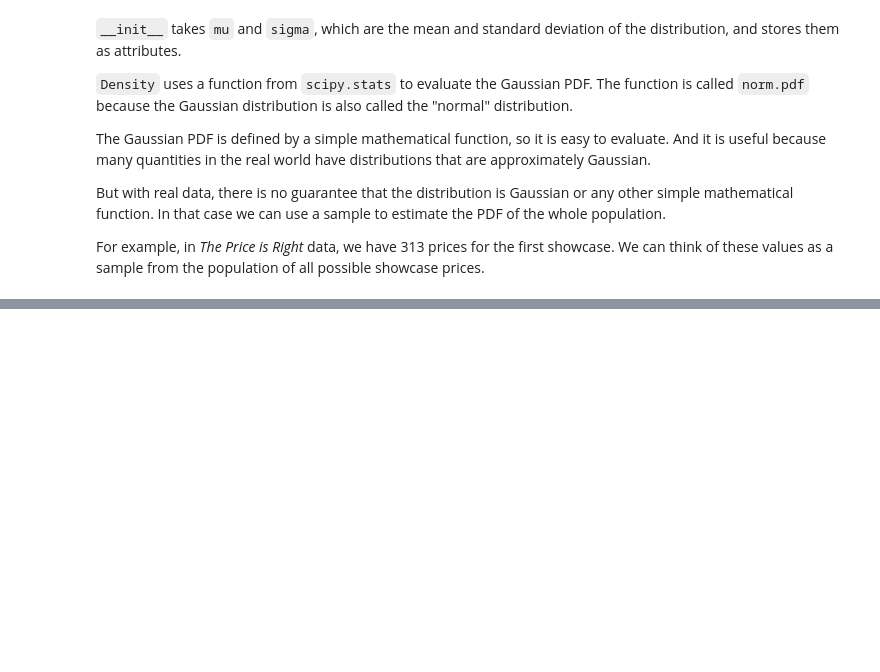
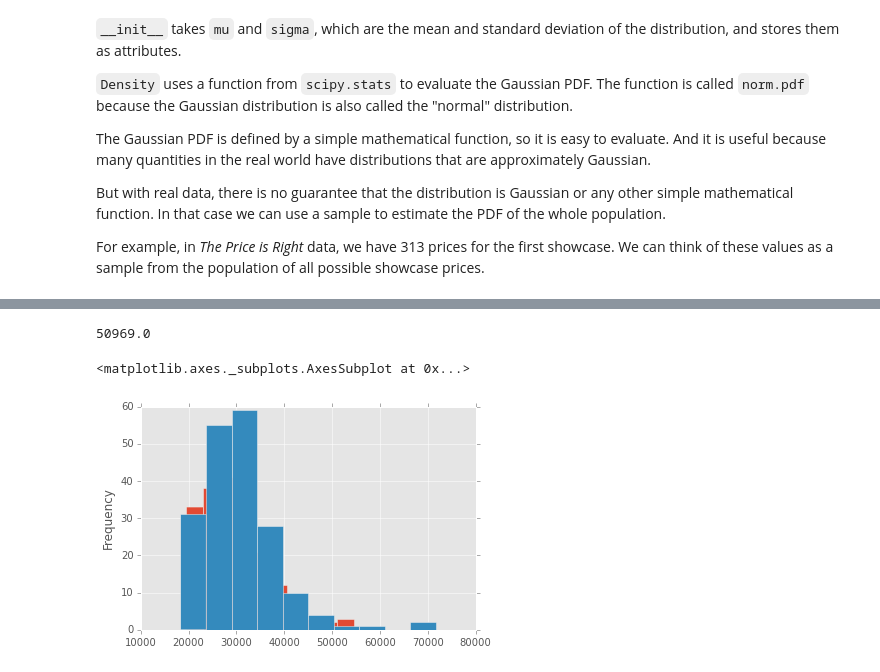
Before and after one commit to doolingdavid/ThinkBayes, a Jupyter notebook: code/newnotes.ipynb, the cells around one changed output, grey strips where cells are left out. Saved outputs shown, nothing was run; the diff lists cells and outputs as text; code cells hidden in the pictures; blank space fills up the shorter version.

```diff
--- a/code/newnotes.ipynb
+++ b/code/newnotes.ipynb
@@ -2665,0 +2681,2 @@ dftpri2 = pd.read_csv('http://thinkbayes.com/showcases.2012.csv')
+# %%
+dfone = dftpri1.transpose().copy()
@@ -2665,0 +2694,2 @@ dftpri2 = pd.read_csv('http://thinkbayes.com/showcases.2012.csv')
+# %%
+df2011 = dfone.iloc[1:].copy()
@@ -2665,0 +2700,4 @@ dftpri2 = pd.read_csv('http://thinkbayes.com/showcases.2012.csv')
+# %%
+showcase1 = df2011[2].astype('float').copy()
+# %%
+showcase2 = df2011[3].astype('float').copy()
@@ -2665,0 +2728,10 @@ dftpri2 = pd.read_csv('http://thinkbayes.com/showcases.2012.csv')
+# %%
+showcase1[0]
+# %% [output]
+50969.0
+# %%
+pd.Series(showcase1.values).plot(kind='hist')
+pd.Series(showcase2.values).plot(kind='hist')
+# %% [output]
+<matplotlib.axes._subplots.AxesSubplot at 0x...>
+[figure, added]
```
Also changed, not shown: parts of 14 cells of this notebook.
